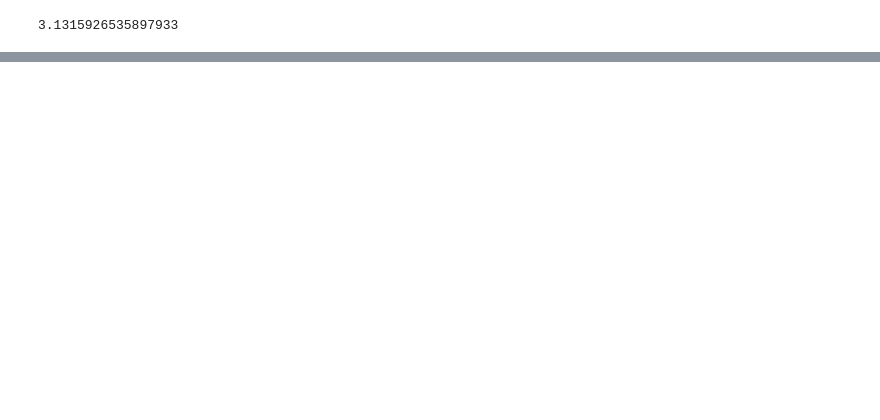
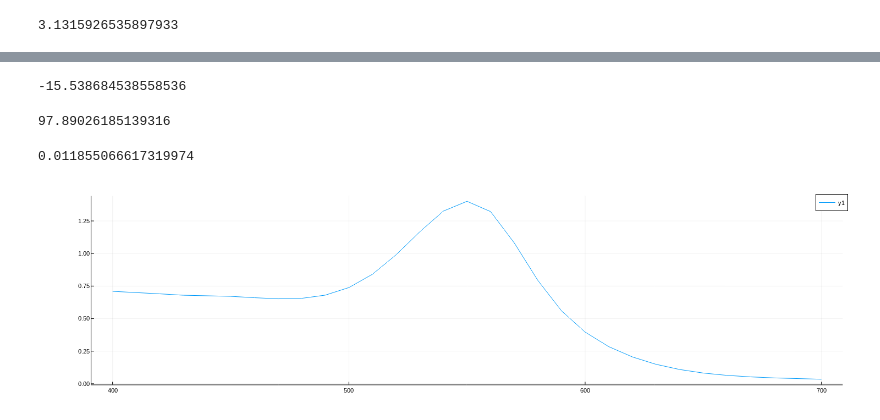
Before and after one commit to Gabmtzz/nanoOpt.jl, a Jupyter notebook: notebook/scatter2d/SgreenL_1.ipynb, the cells around one changed output, grey strips where cells are left out. Drawn from its saved outputs; the diff is of its cells as text; code cells hidden in the pictures; blank space fills up the shorter version.

```diff
--- a/notebook/scatter2d/SgreenL_1.ipynb
+++ b/notebook/scatter2d/SgreenL_1.ipynb
@@ -274,0 +112,3 @@ mVec(vv)
+# %%
+λArr = 400:10:700;
+kArr = 2π./λArr;
@@ -274,0 +130,27 @@ mVec(vv)
+# %%
+k₁ = layer.mat[1].k(k0)
+n₁ = layer.mat[1].n(k0)
+
+kₙ = layer.mat[end].k(k0)
+nₙ = layer.mat[end].n(k0)
+
+rtC = rtcoeffs(layer,k0,[0.,],"up")
+rp = rtC.r.TM[1]; tp = rtC.t.TM[1]
+
+-2sqrt(2π/(k₁))*real(rp*conj(getHₛ(π/2,Rf,ϕ,H,k0,m,str,layer))*sqrt(Rf)*exp(im*k₁*Rf)*exp(-im*π/4))
+# %% [output]
+-15.538684538558536
+# %%
+-2*c*sqrt(2π/(kₙ))*real(tp*conj(getHₛ(-π/2,Rf,ϕ,H,k0,m,str,layer))*sqrt(Rf)*exp(im*kₙ*Rf)*exp(-im*π/4))
+# %% [output]
+97.89026185139316
+# %%
+k0
+# %% [output]
+0.011855066617319974
+# %%
+σₐArr = getσₐ(m,kArr,matScatter,rod,dThr,α,"layer"; layer = layer,xP= (xm , 12), yP = (ym,yp,12));
+# %%
+plot(λArr,σₐArr./w )
+# %% [output]
+[figure, added]
```
Also changed, not shown: parts of 44 cells of this notebook, 4 other files.
